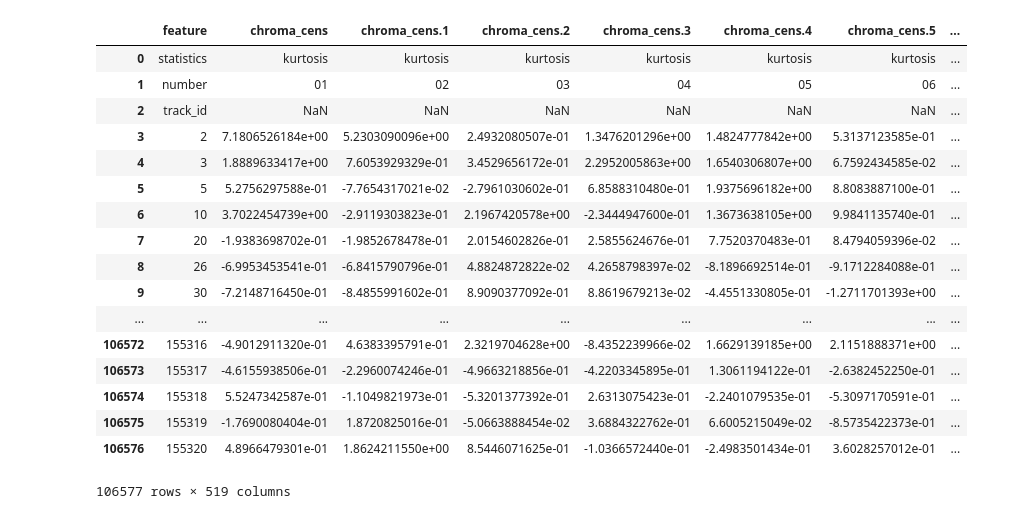
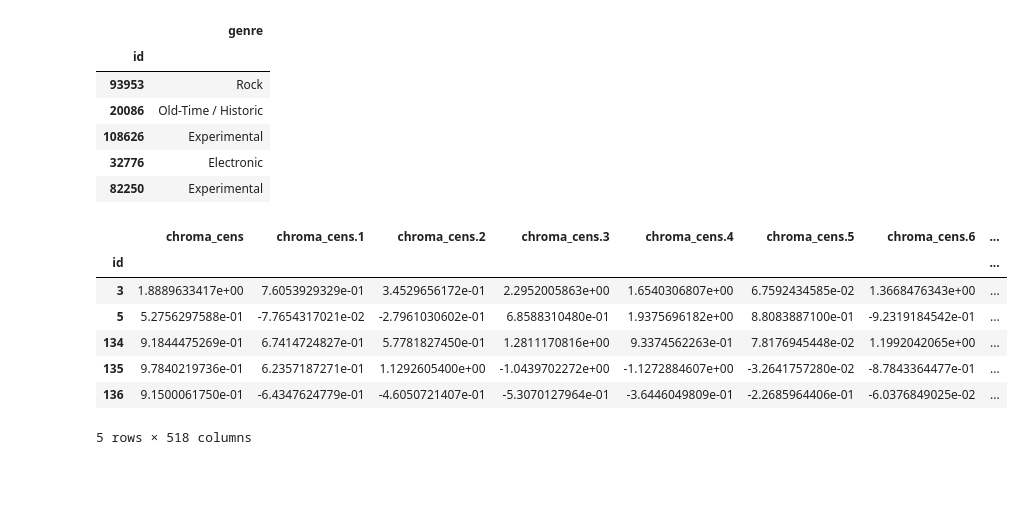
Before and after one commit to jesbu1/music-genre-classification, a Jupyter notebook: logistic_regression.ipynb, the cells around one changed output. Cells and saved outputs as stored; diff of their text form; code cells hidden in the pictures; blank space fills up the shorter version.

```diff
--- a/logistic_regression.ipynb
+++ b/logistic_regression.ipynb
@@ -4,21 +14,31 @@ import sklearn
+# %%
+#Get 25,000 of the songs that don't have NaN as a genre
+genres = genres[1:].sample(25000)
+# %%
+genres = genres.set_index('id')
+genres.head()
+# %% [output]
+|  | genre |
+| id |  |
+| 93953 | Rock |
+| 20086 | Old-Time / Historic |
+| 108626 | Experimental |
+| 32776 | Electronic |
+| 82250 | Experimental |
 # %%
-pd.read_csv('fma_metadata/features.csv', low_memory=False)
+features = pd.read_csv('fma_metadata/features.csv', low_memory=False)
+features = features.rename(index=str, columns={'feature': 'id'})
-# %% [output]
-|  | feature | chroma_cens | chroma_cens.1 | chroma_cens.2 | chroma_cens.3 | chroma_cens.4 | chroma_cens.5 | ... |
-| 0 | statistics | kurtosis | kurtosis | kurtosis | kurtosis | kurtosis | kurtosis | ... |
-| 1 | number | 01 | 02 | 03 | 04 | 05 | 06 | ... |
-| 2 | track_id | NaN | NaN | NaN | NaN | NaN | NaN | ... |
-| 3 | 2 | 7.1806526184e+00 | 5.2303090096e+00 | 2.4932080507e-01 | 1.3476201296e+00 | 1.4824777842e+00 | 5.3137123585e-01 | ... |
-| 4 | 3 | 1.8889633417e+00 | 7.6053929329e-01 | 3.4529656172e-01 | 2.2952005863e+00 | 1.6540306807e+00 | 6.7592434585e-02 | ... |
-| 5 | 5 | 5.2756297588e-01 | -7.7654317021e-02 | -2.7961030602e-01 | 6.8588310480e-01 | 1.9375696182e+00 | 8.8083887100e-01 | ... |
-| 6 | 10 | 3.7022454739e+00 | -2.9119303823e-01 | 2.1967420578e+00 | -2.3444947600e-01 | 1.3673638105e+00 | 9.9841135740e-01 | ... |
-| 7 | 20 | -1.9383698702e-01 | -1.9852678478e-01 | 2.0154602826e-01 | 2.5855624676e-01 | 7.7520370483e-01 | 8.4794059396e-02 | ... |
-| 8 | 26 | -6.9953453541e-01 | -6.8415790796e-01 | 4.8824872822e-02 | 4.2658798397e-02 | -8.1896692514e-01 | -9.1712284088e-01 | ... |
-| 9 | 30 | -7.2148716450e-01 | -8.4855991602e-01 | 8.9090377092e-01 | 8.8619679213e-02 | -4.4551330805e-01 | -1.2711701393e+00 | ... |
-| ... | ... | ... | ... | ... | ... | ... | ... | ... |
-| 106572 | 155316 | -4.9012911320e-01 | 4.6383395791e-01 | 2.3219704628e+00 | -8.4352239966e-02 | 1.6629139185e+00 | 2.1151888371e+00 | ... |
-| 106573 | 155317 | -4.6155938506e-01 | -2.2960074246e-01 | -4.9663218856e-01 | -4.2203345895e-01 | 1.3061194122e-01 | -2.6382452250e-01 | ... |
-| 106574 | 155318 | 5.5247342587e-01 | -1.1049821973e-01 | -5.3201377392e-01 | 2.6313075423e-01 | -2.2401079535e-01 | -5.3097170591e-01 | ... |
-| 106575 | 155319 | -1.7690080404e-01 | 1.8720825016e-01 | -5.0663888454e-02 | 3.6884322762e-01 | 6.6005215049e-02 | -8.5735422373e-01 | ... |
-| 106576 | 155320 | 4.8966479301e-01 | 1.8624211550e+00 | 8.5446071625e-01 | -1.0366572440e-01 | -2.4983501434e-01 | 3.6028257012e-01 | ... |
-106577 rows × 519 columns
+# %%
+#filter out the same track IDs
+features = features.loc[features.id.isin(genres.index.values)].set_index('id')
+# %%
+features.head()
+# %% [output]
+|  | chroma_cens | chroma_cens.1 | chroma_cens.2 | chroma_cens.3 | chroma_cens.4 | chroma_cens.5 | chroma_cens.6 | ... |
+| id |  |  |  |  |  |  |  | ... |
+| 3 | 1.8889633417e+00 | 7.6053929329e-01 | 3.4529656172e-01 | 2.2952005863e+00 | 1.6540306807e+00 | 6.7592434585e-02 | 1.3668476343e+00 | ... |
+| 5 | 5.2756297588e-01 | -7.7654317021e-02 | -2.7961030602e-01 | 6.8588310480e-01 | 1.9375696182e+00 | 8.8083887100e-01 | -9.2319184542e-01 | ... |
+| 134 | 9.1844475269e-01 | 6.7414724827e-01 | 5.7781827450e-01 | 1.2811170816e+00 | 9.3374562263e-01 | 7.8176945448e-02 | 1.1992042065e+00 | ... |
+| 135 | 9.7840219736e-01 | 6.2357187271e-01 | 1.1292605400e+00 | -1.0439702272e+00 | -1.1272884607e+00 | -3.2641757280e-02 | -8.7843364477e-01 | ... |
+| 136 | 9.1500061750e-01 | -6.4347624779e-01 | -4.6050721407e-01 | -5.3070127964e-01 | -3.6446049809e-01 | -2.2685964406e-01 | -6.0376849025e-02 | ... |
+5 rows × 518 columns
```
Also changed, not shown: parts of 11 cells of this notebook.
